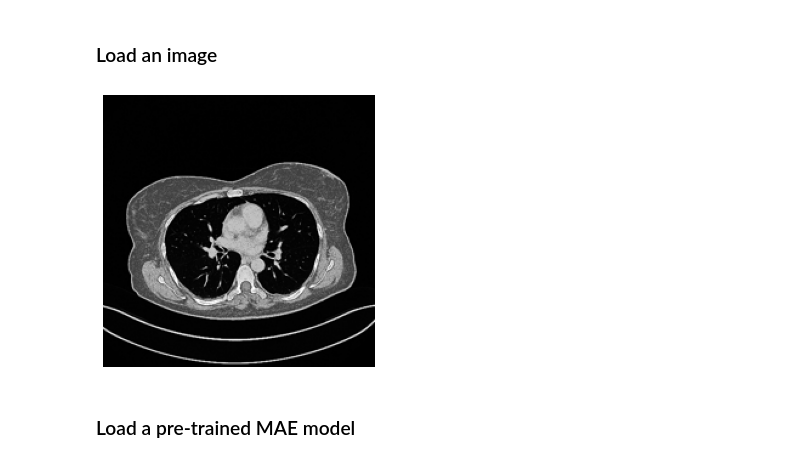
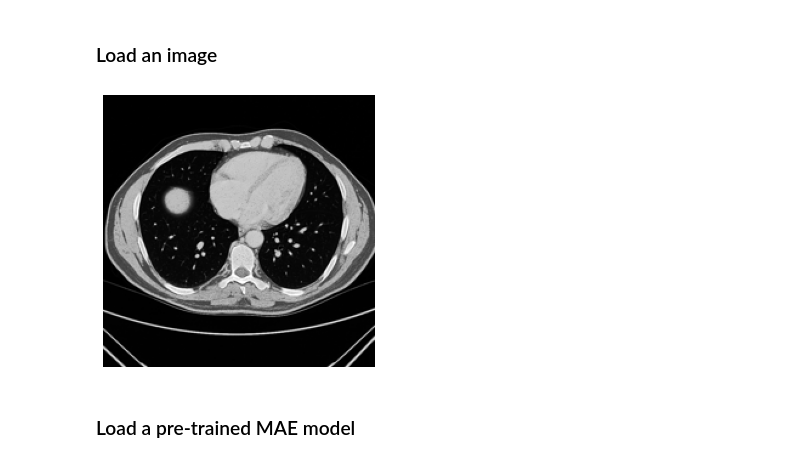
Before and after one commit to Eiphodos/mae, a Jupyter notebook: demo/mae_visualize_medical.ipynb, the cells around one changed output. Drawn from its saved outputs; the diff is of its cells as text; code cells hidden in the pictures.

```diff
--- a/demo/mae_visualize_medical.ipynb
+++ b/demo/mae_visualize_medical.ipynb
@@ -104,24 +106,45 @@ def run_one_image(img, model):
 # %% [markdown]
 ### Load an image
 # %%
-# load an image
+# load a nifti file
+nifti_path = 'D:/Datasets/DeepLesion/Images_nifti/000033_02_01_113-125.nii.gz'
+nifti_path = 'D:/Datasets/DeepLesion/Images_nifti/000030_01_01_193-253.nii.gz'
+data = nib.load(nifti_path)
+img_data = data.get_fdata()
+img_data = clip_ct_window_cube_root(img_data, -1000, 1000)
+first_slice = img_data[:,:,3]
+nifti_img = Image.fromarray(first_slice)
+nifti_img = nifti_img.convert('L')
+nifti_img = nifti_img.resize((224, 224))
+nifti_img = np.array(nifti_img) / 255.
+
+assert nifti_img.shape == (224, 224)
+
+# normalize by ImageNet mean and std
+nifti_img = nifti_img - mean
+nifti_img = nifti_img / std
+
+img = nifti_img
+
+'''
 img_path = 'C:/Users/David/DeepLesionExample/cubed_ct/slice_0.png' # fox, from ILSVRC2012_val_00046145
 # img_url = 'https://user-images.githubusercontent.com/11435359/147743081-0428eecf-89e5-4e07-8da5-a30fd73cc0ba.jpg' # cucumber, from ILSVRC2012_val_00047851
 img = Image.open(img_path)
 img = img.convert('L')
 img = img.resize((224, 224))
 img = np.array(img) / 255.
 
 assert img.shape == (224, 224)
 
 # normalize by ImageNet mean and std
 img = img - mean
 img = img / std
+'''
 
 plt.rcParams['figure.figsize'] = [5, 5]
-show_image(torch.tensor(img))
+show_image(torch.tensor(nifti_img))
 # %% [output]
-[figure, old version]
+[figure, new version]
 # %% [markdown]
 ### Load a pre-trained MAE model
 # %%
```
Also changed, not shown: parts of 4 cells of this notebook, 2 other files.
